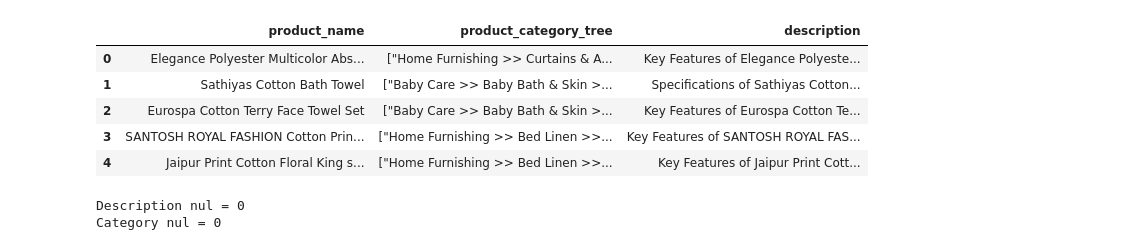
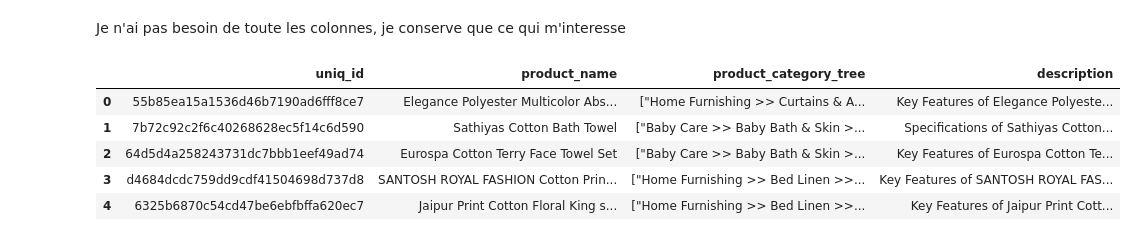
Before and after one commit to 6be709c0/oc-ai-engineer, a Jupyter notebook: OC/P6/output/_1_notebook_pretraitement_feature_extraction_faisaibilite_012024.ipynb, the cells around one changed output. Saved outputs shown, nothing was run; the diff lists cells and outputs as text; code cells hidden in the pictures.

```diff
--- a/OC/P6/output/_1_notebook_pretraitement_feature_extraction_faisaibilite_012024.ipynb
+++ b/OC/P6/output/_1_notebook_pretraitement_feature_extraction_faisaibilite_012024.ipynb
@@ -30,19 +29,15 @@ df.head()
 | 2 | 64d5d4a258243731dc7bbb1eef49ad74 | 2016-04-30 03:22:56 +0000 | http://www.flipkart.com/eurospa-c... | Eurospa Cotton Terry Face Towel Set | ["Baby Care >> Baby Bath & Skin >... | BTWEG6SHXTDB2A2Y | NaN | ... |
 | 3 | d4684dcdc759dd9cdf41504698d737d8 | 2016-06-20 08:49:52 +0000 | http://www.flipkart.com/santosh-r... | SANTOSH ROYAL FASHION Cotton Prin... | ["Home Furnishing >> Bed Linen >>... | BDSEJT9UQWHDUBH4 | 2699.0 | ... |
 | 4 | 6325b6870c54cd47be6ebfbffa620ec7 | 2016-06-20 08:49:52 +0000 | http://www.flipkart.com/jaipur-pr... | Jaipur Print Cotton Floral King s... | ["Home Furnishing >> Bed Linen >>... | BDSEJTHNGWVGWWQU | 2599.0 | ... |
+# %% [markdown]
+Je n'ai pas besoin de toute les colonnes, je conserve que ce qui m'interesse
 # %%
-df = df[["product_name","product_category_tree", "description"]]
+df = df[["uniq_id","product_name","product_category_tree", "description"]]
 df.head()
 # %% [output]
-|  | product_name | product_category_tree | description |
-| 0 | Elegance Polyester Multicolor Abs... | ["Home Furnishing >> Curtains & A... | Key Features of Elegance Polyeste... |
-| 1 | Sathiyas Cotton Bath Towel | ["Baby Care >> Baby Bath & Skin >... | Specifications of Sathiyas Cotton... |
-| 2 | Eurospa Cotton Terry Face Towel Set | ["Baby Care >> Baby Bath & Skin >... | Key Features of Eurospa Cotton Te... |
-| 3 | SANTOSH ROYAL FASHION Cotton Prin... | ["Home Furnishing >> Bed Linen >>... | Key Features of SANTOSH ROYAL FAS... |
-| 4 | Jaipur Print Cotton Floral King s... | ["Home Furnishing >> Bed Linen >>... | Key Features of Jaipur Print Cott... |
+|  | uniq_id | product_name | product_category_tree | description |
+| 0 | 55b85ea15a1536d46b7190ad6fff8ce7 | Elegance Polyester Multicolor Abs... | ["Home Furnishing >> Curtains & A... | Key Features of Elegance Polyeste... |
+| 1 | 7b72c92c2f6c40268628ec5f14c6d590 | Sathiyas Cotton Bath Towel | ["Baby Care >> Baby Bath & Skin >... | Specifications of Sathiyas Cotton... |
+| 2 | 64d5d4a258243731dc7bbb1eef49ad74 | Eurospa Cotton Terry Face Towel Set | ["Baby Care >> Baby Bath & Skin >... | Key Features of Eurospa Cotton Te... |
+| 3 | d4684dcdc759dd9cdf41504698d737d8 | SANTOSH ROYAL FASHION Cotton Prin... | ["Home Furnishing >> Bed Linen >>... | Key Features of SANTOSH ROYAL FAS... |
+| 4 | 6325b6870c54cd47be6ebfbffa620ec7 | Jaipur Print Cotton Floral King s... | ["Home Furnishing >> Bed Linen >>... | Key Features of Jaipur Print Cott... |
-# %%
-print("Description nul =",df["description"].isna().sum())
-print("Category nul =",df["product_category_tree"].isna().sum())
-# %% [output]
-Description nul = 0
-Category nul = 0
```
Also changed, not shown: parts of 97 cells of this notebook, 7 other files.
